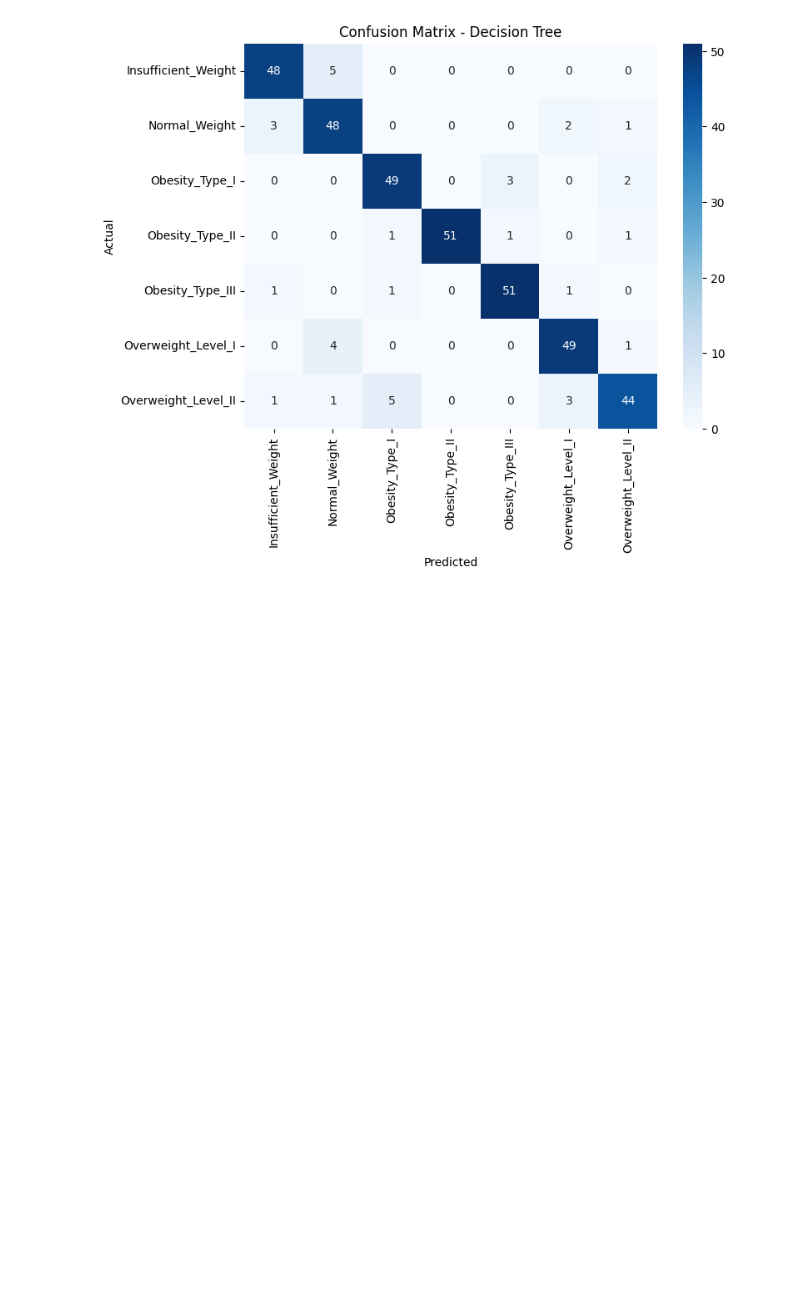
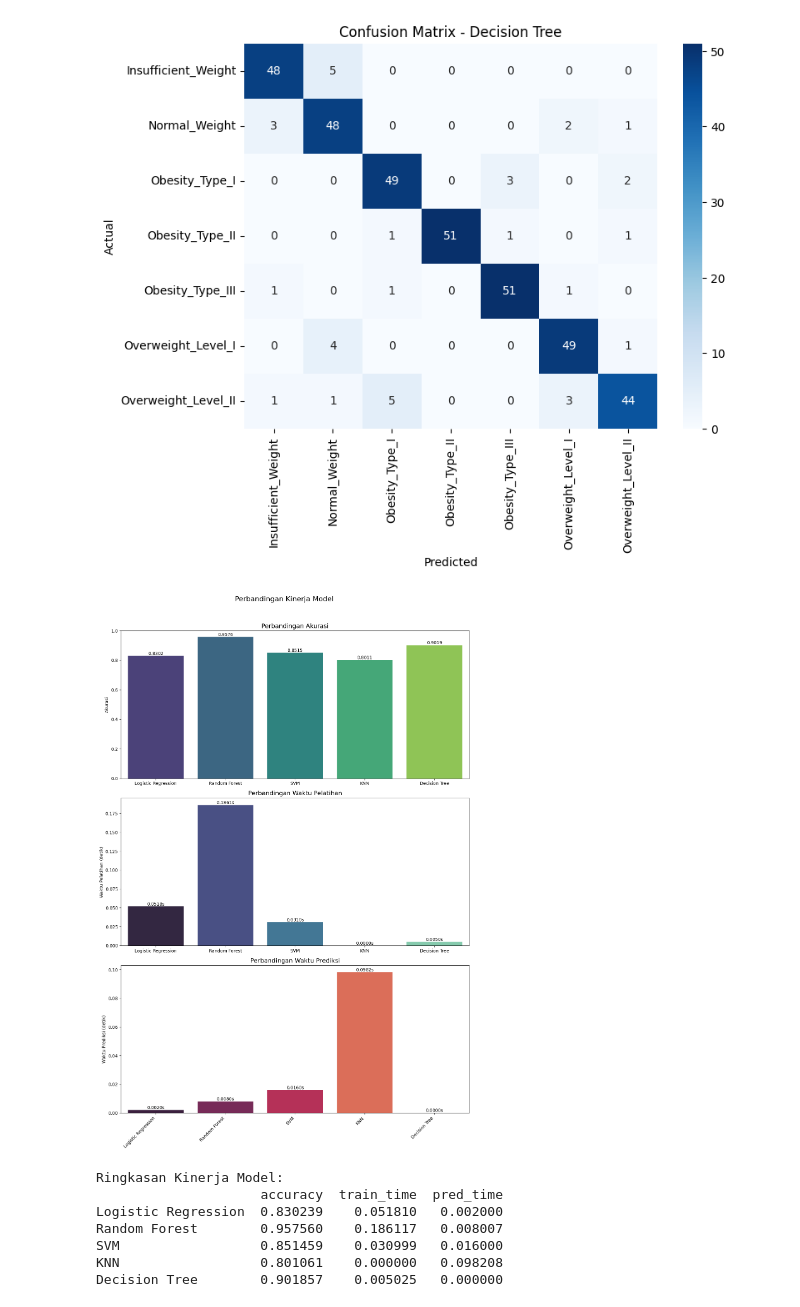
Before and after one commit to Fadhilah25/PROJECT-BENGKOD, a Jupyter notebook: main/obesity.ipynb, the cells around one changed output. Drawn from its saved outputs; the diff is of its cells as text; code cells hidden in the pictures; blank space fills up the shorter version.

Commit message:
Update obesity.ipynb
model tune

```diff
--- a/main/obesity.ipynb
+++ b/main/obesity.ipynb
@@ -809,3 +808,52 @@ plt.show()
 model_performance['Decision Tree'] = {'accuracy': accuracy_dt, 'train_time': training_time_dt, 'pred_time': prediction_time_dt}
 # %% [output]
 [figure]
+# %%
+# Ubah dictionary model_performance menjadi DataFrame untuk memudahkan plotting
+performance_df = pd.DataFrame.from_dict(model_performance, orient='index')
+
+# Plotting
+fig, axes = plt.subplots(3, 1, figsize=(12, 18))
+fig.suptitle('Perbandingan Kinerja Model', fontsize=16)
+
+# Perbandingan Akurasi
+sns.barplot(x=performance_df.index, y='accuracy', data=performance_df, ax=axes[0], palette='viridis')
+axes[0].set_title('Perbandingan Akurasi', fontsize=14)
+axes[0].set_ylabel('Akurasi')
+axes[0].set_ylim(0, 1) # Akurasi antara 0 dan 1
+for p in axes[0].patches:
+    axes[0].annotate(f'{p.get_height():.4f}', (p.get_x() + p.get_width() / 2., p.get_height()),
+                     ha='center', va='center', xytext=(0, 5), textcoords='offset points')
+
+# Perbandingan Waktu Pelatihan
+sns.barplot(x=performance_df.index, y='train_time', data=performance_df, ax=axes[1], palette='mako')
+axes[1].set_title('Perbandingan Waktu Pelatihan', fontsize=14)
+axes[1].set_ylabel('Waktu Pelatihan (detik)')
+for p in axes[1].patches:
+    axes[1].annotate(f'{p.get_height():.4f}s', (p.get_x() + p.get_width() / 2., p.get_height()),
+                     ha='center', va='center', xytext=(0, 5), textcoords='offset points')
+
+# Perbandingan Waktu Prediksi
+sns.barplot(x=performance_df.index, y='pred_time', data=performance_df, ax=axes[2], palette='rocket')
+axes[2].set_title('Perbandingan Waktu Prediksi', fontsize=14)
+axes[2].set_ylabel('Waktu Prediksi (detik)')
+for p in axes[2].patches:
+    axes[2].annotate(f'{p.get_height():.4f}s', (p.get_x() + p.get_width() / 2., p.get_height()),
+                     ha='center', va='center', xytext=(0, 5), textcoords='offset points')
+
+plt.xticks(rotation=45, ha="right")
+plt.tight_layout(rect=[0, 0, 1, 0.96]) # Sesuaikan tata letak untuk memberi ruang bagi suptitle
+plt.show()
+
+# Tampilkan DataFrame kinerja
+print("\nRingkasan Kinerja Model:")
+print(performance_df)
+# %% [output]
+[figure, added]
+Ringkasan Kinerja Model:
+                     accuracy  train_time  pred_time
+Logistic Regression  0.830239    0.051810   0.002000
+Random Forest        0.957560    0.186117   0.008007
+SVM                  0.851459    0.030999   0.016000
+KNN                  0.801061    0.000000   0.098208
+Decision Tree        0.901857    0.005025   0.000000
```
Also changed, not shown: parts of 14 cells of this notebook.
